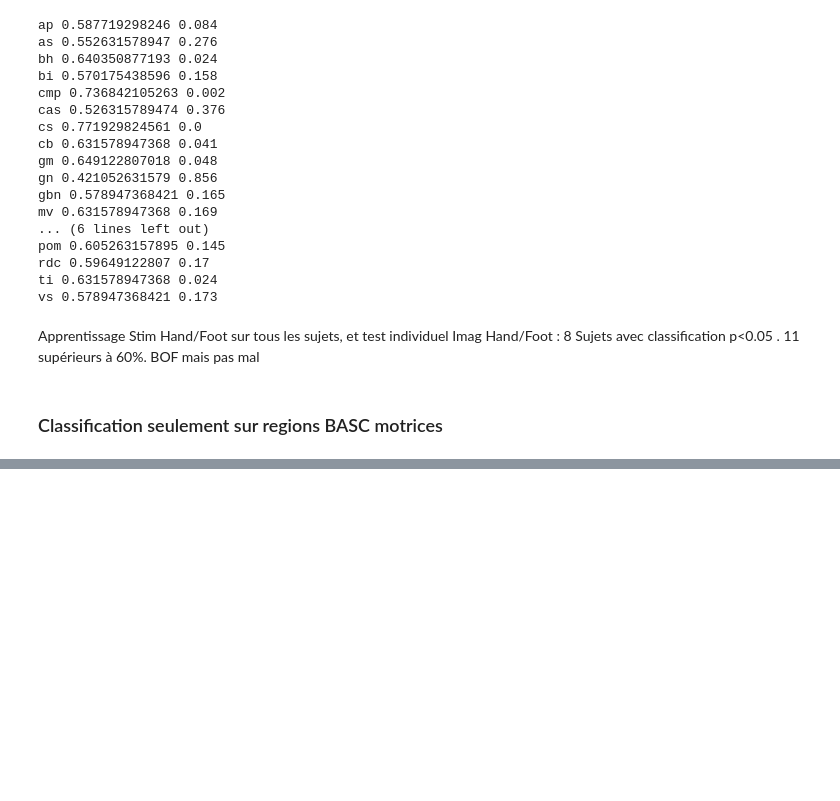
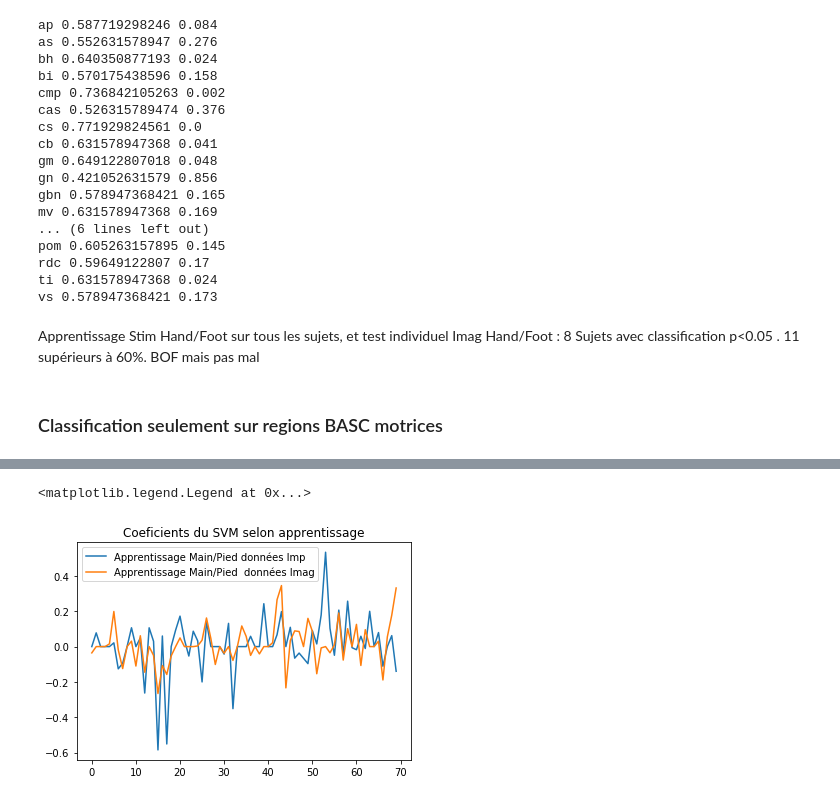
Before and after one commit to mmenoret/irm_marche, a Jupyter notebook: IRM_Marche_MainPied.ipynb, the cells around one changed output, grey strips where cells are left out. Saved outputs shown, nothing was run; the diff lists cells and outputs as text; code cells hidden in the pictures; blank space fills up the shorter version.

```diff
--- a/IRM_Marche_MainPied.ipynb
+++ b/IRM_Marche_MainPied.ipynb
@@ -389,0 +472,9 @@ IMAG only CV 0.665584415584
+# %%
+import matplotlib.pyplot as plt
+plt.plot(coef_imp.T,label='Apprentissage Main/Pied données Imp')
+plt.plot(coef_imag.T,label='Apprentissage Main/Pied  données Imag')
+plt.title('Coeficients du SVM selon apprentissage')
+plt.legend()
+# %% [output]
+<matplotlib.legend.Legend at 0x...>
+[figure, added]
```
Also changed, not shown: parts of 12 cells of this notebook, 3 other files.
